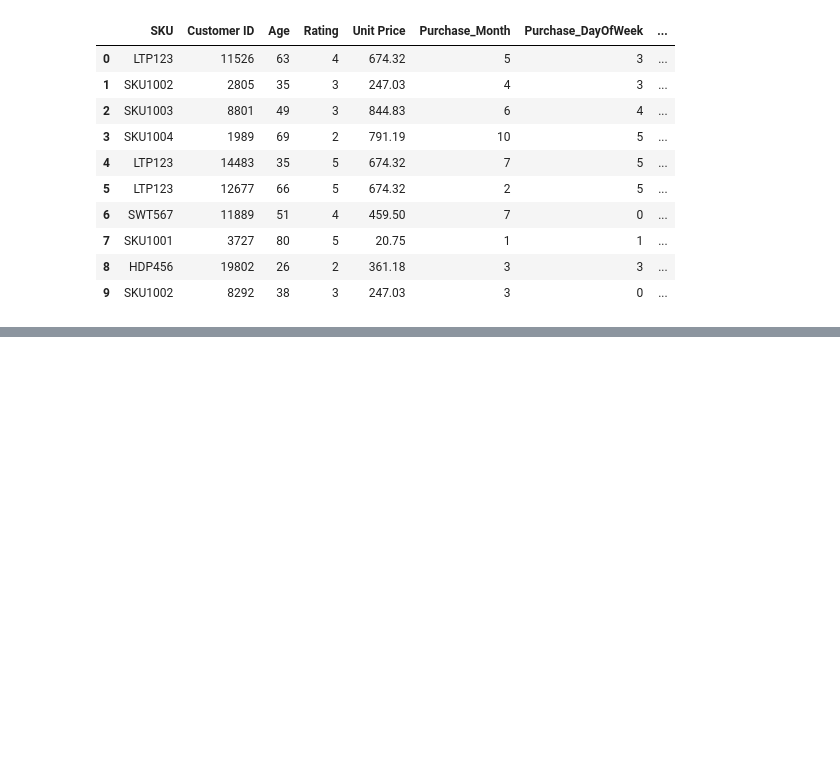
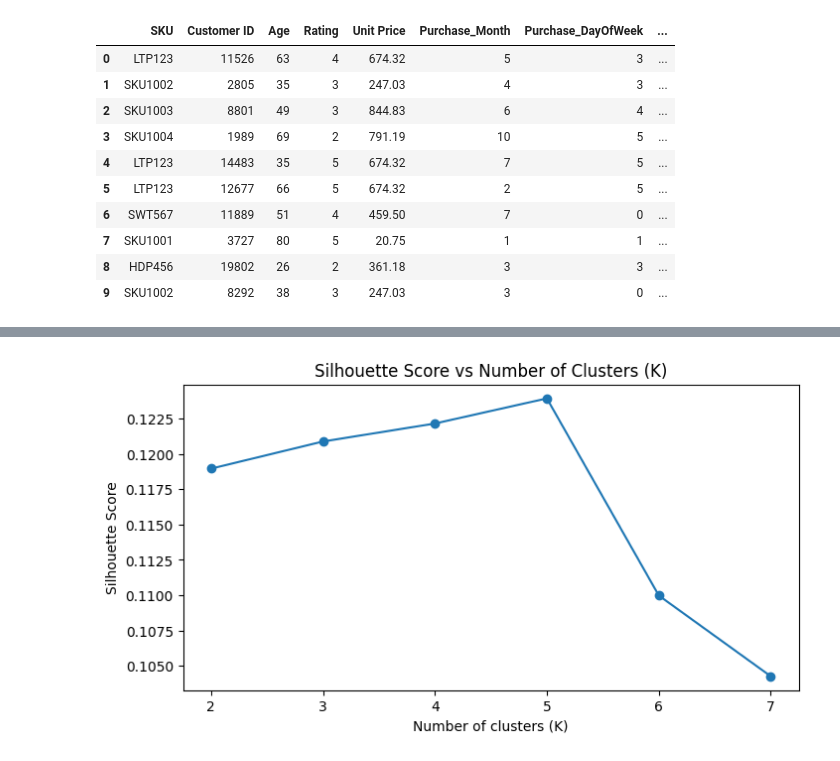
Before and after one commit to maxr-hw/Machine-Learning-A4-ESILV-Project, a Jupyter notebook: Project-ML-A4.ipynb, the cells around one changed output, grey strips where cells are left out. Saved outputs shown, nothing was run; the diff lists cells and outputs as text; code cells hidden in the pictures; blank space fills up the shorter version.

```diff
--- a/Project-ML-A4.ipynb
+++ b/Project-ML-A4.ipynb
@@ -391,0 +394,80 @@ comparison.head(10)
+# %%
+from sklearn.preprocessing import StandardScaler, OneHotEncoder
+from sklearn.compose import ColumnTransformer
+from sklearn.cluster import KMeans
+from sklearn.metrics import silhouette_score
+import numpy as np
+import pandas as pd
+import matplotlib.pyplot as plt
+import seaborn as sns
+
+# Prepare data for clustering
+df_cluster = df.copy()
+
+# Create a 'Sale Amount' feature = Quantity × Unit Price
+df_cluster['Sale_Amount'] = df_cluster['Quantity'] * df_cluster['Unit Price']
+
+# Select meaningful clustering features
+cluster_features = [
+    'Age', 'Gender', 'Loyalty Member', 'Product Type', 'Payment Method',
+    'Shipping Type', 'Rating', 'Sale_Amount'
+]
+cluster_features = [f for f in cluster_features if f in df_cluster.columns]
+X = df_cluster[cluster_features].copy()
+
+# Identify categorical vs numeric
+cat_cols = X.select_dtypes(include=['object', 'category']).columns.tolist()
+num_cols = X.select_dtypes(include=['number']).columns.tolist()
+
+# Preprocessing: OneHot encode categoricals, scale numericals
+ct = ColumnTransformer([
+    ('num', StandardScaler(), num_cols),
+    ('cat', OneHotEncoder(handle_unknown='ignore', sparse_output=False), cat_cols)
+])
+
+X_prep = ct.fit_transform(X)
+
+print(f"Data prepared for clustering: {X_prep.shape[0]} samples, {X_prep.shape[1]} features")
+
+# Find optimal K using silhouette score
+sil_scores = []
+K_range = range(2, 8)
+
+for k in K_range:
+    kmeans = KMeans(n_clusters=k, random_state=42, n_init=10)
+    labels = kmeans.fit_predict(X_prep)
+    score = silhouette_score(X_prep, labels)
+    sil_scores.append(score)
+
+# Plot silhouette scores
+plt.figure(figsize=(8,4))
+plt.plot(K_range, sil_scores, marker='o')
+plt.title("Silhouette Score vs Number of Clusters (K)")
+plt.xlabel("Number of clusters (K)")
+plt.ylabel("Silhouette Score")
+plt.show()
+
+# Pick best K
+best_k = K_range[np.argmax(sil_scores)]
+print(f"Best number of clusters based on silhouette score: {best_k}")
+
+# Fit final model
+kmeans_final = KMeans(n_clusters=best_k, random_state=42, n_init=10)
+df_cluster['Cluster'] = kmeans_final.fit_predict(X_prep)
+
+# Analyze clusters
+cluster_summary = df_cluster.groupby('Cluster').agg({
+    'Sale_Amount': ['mean', 'min', 'max', 'count'],
+    'Quantity': 'mean',
+    'Age': 'mean'
+}).round(2)
+
+print("\n=== Cluster Summary ===")
+display(cluster_summary)
+
+# Visualize Sale Amount per cluster
+plt.figure(figsize=(8,5))
+sns.boxplot(x='Cluster', y='Sale_Amount', data=df_cluster)
+plt.title('Sale Amount Distribution per Cluster')
+plt.show()
+# %% [output]
@@ -391,0 +475 @@ comparison.head(10)
+[figure, added]
```
Also changed, not shown: parts of 15 cells of this notebook.
